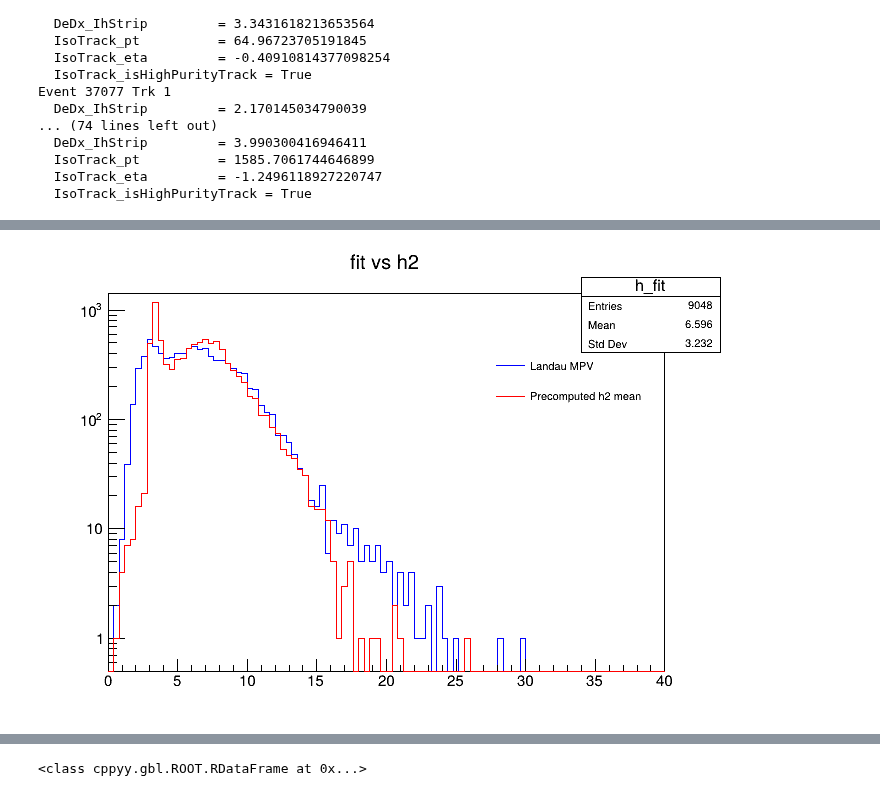
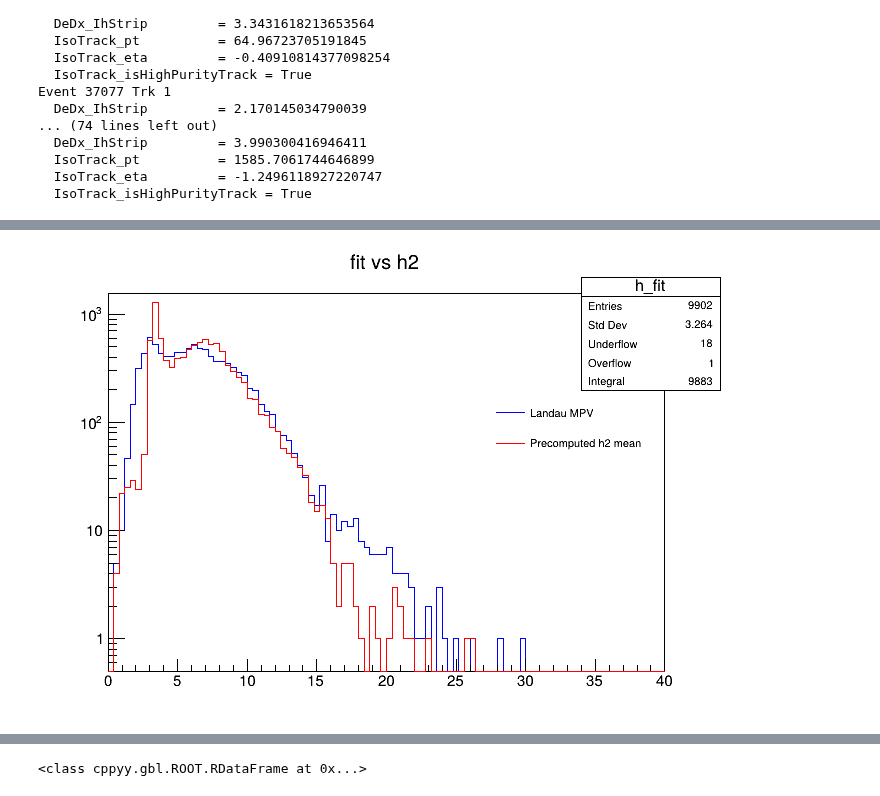
Before and after one commit to both-sides/optimizing_DEDx_estimator, a Jupyter notebook: notebooks/fit.ipynb, the cells around one changed output, grey strips where cells are left out. Saved outputs shown, nothing was run; the diff lists cells and outputs as text; code cells hidden in the pictures.

```diff
--- a/notebooks/fit.ipynb
+++ b/notebooks/fit.ipynb
@@ -36,5 +36,5 @@ __filter out the fits that did not converge or have pathalogical mpvs__
 __check how strongly the fits tighten the mpv distributions__
 # %%
 
-results = utils.fit_mpv(cluster, 5, 10000)
+results = utils.fit_mpv(cluster)
 # %% [output]
@@ -278,7 +277,7 @@ hist_mpv.SetMaximum(overall_max * 1.2)
 hist_mpv.Draw()
 hist_h2.Draw("same")
 
-leg = rt.TLegend(0.65, 0.65, 0.88, 0.78)  # x1,y1,x2,y2 in NDC
+leg = rt.TLegend(0.65, 0.55, 0.88, 0.68)  # x1,y1,x2,y2 in NDC
 leg.SetBorderSize(0)
 leg.SetFillStyle(0)
 leg.AddEntry(hist_mpv, "Landau MPV", "l")
@@ -290 +291 @@ c.Draw()
-[figure, old version]
+[figure, new version]
```
Also changed, not shown: parts of 8 cells of this notebook, 1 other file.
